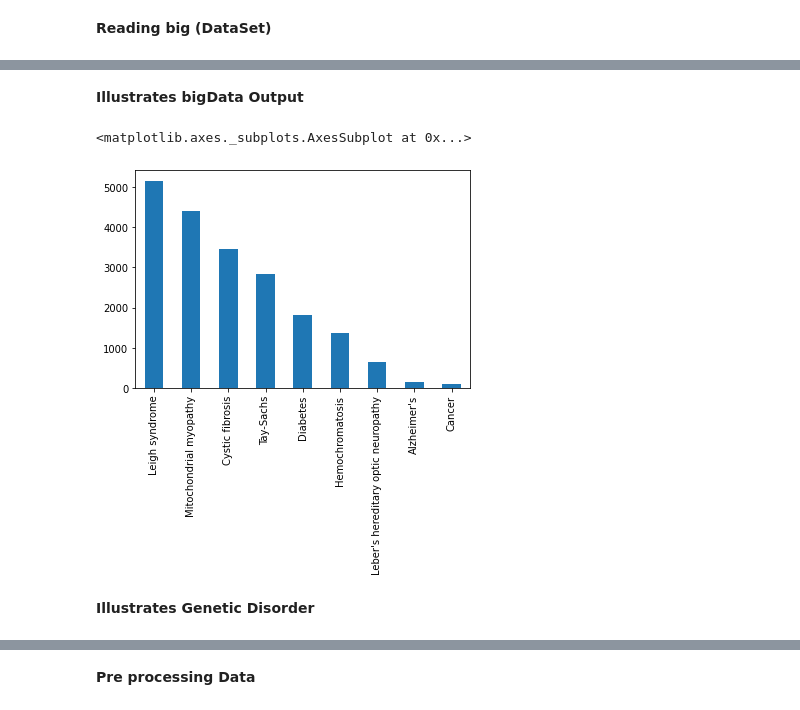
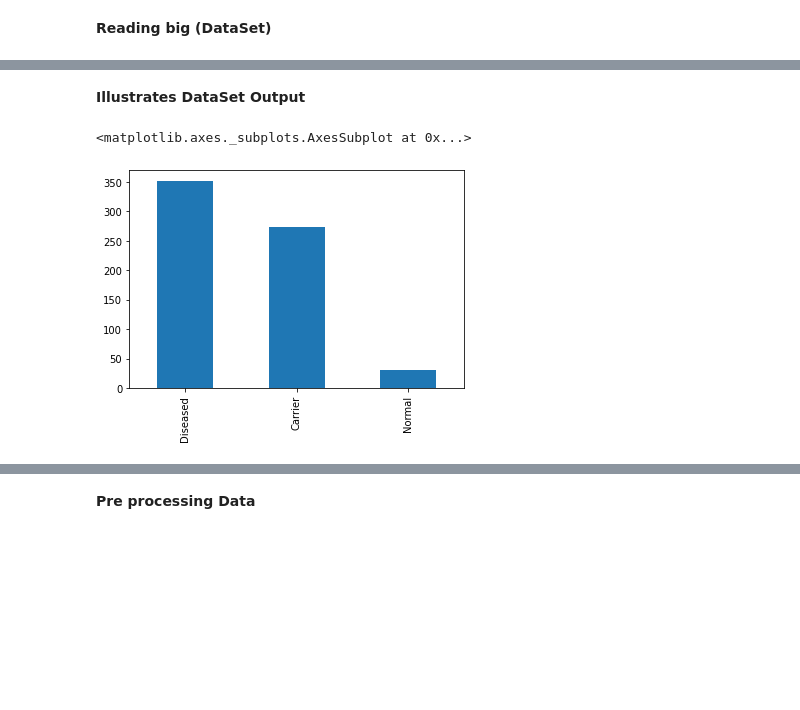
Before and after one commit to YoussifAssem/Genatac, a Jupyter notebook: E-Genetics/Genetics.ipynb, the cells around one changed output, grey strips where cells are left out. Saved outputs shown, nothing was run; the diff lists cells and outputs as text; code cells hidden in the pictures; blank space fills up the shorter version.

```diff
--- a/E-Genetics/Genetics.ipynb
+++ b/E-Genetics/Genetics.ipynb
@@ -14,6 +16,6 @@ from sklearn.metrics import accuracy_score
 # %% [markdown]
 **Reading big (DataSet)**
 # %%
-bigData = pd.read_csv('drive/MyDrive/graduation/Predict Genetic Disorder/trial.csv')
-bigData.head()
+dataSet = pd.read_csv('drive/MyDrive/graduation/data.csv')
+dataSet.head()
 # %% [output]
@@ -26,9 +28,7 @@ bigData.head()
 # %% [markdown]
-**Illustrates bigData Output**
+**Illustrates DataSet Output**
 # %%
-bigData['Disorder Subclass'].value_counts().plot.bar()
+dataSet['Class'].value_counts().plot.bar()
 # %% [output]
 <matplotlib.axes._subplots.AxesSubplot at 0x...>
-[figure, old version]
+[figure, new version]
-# %% [markdown]
-**Illustrates Genetic Disorder**
```
Also changed, not shown: parts of 79 cells of this notebook.
